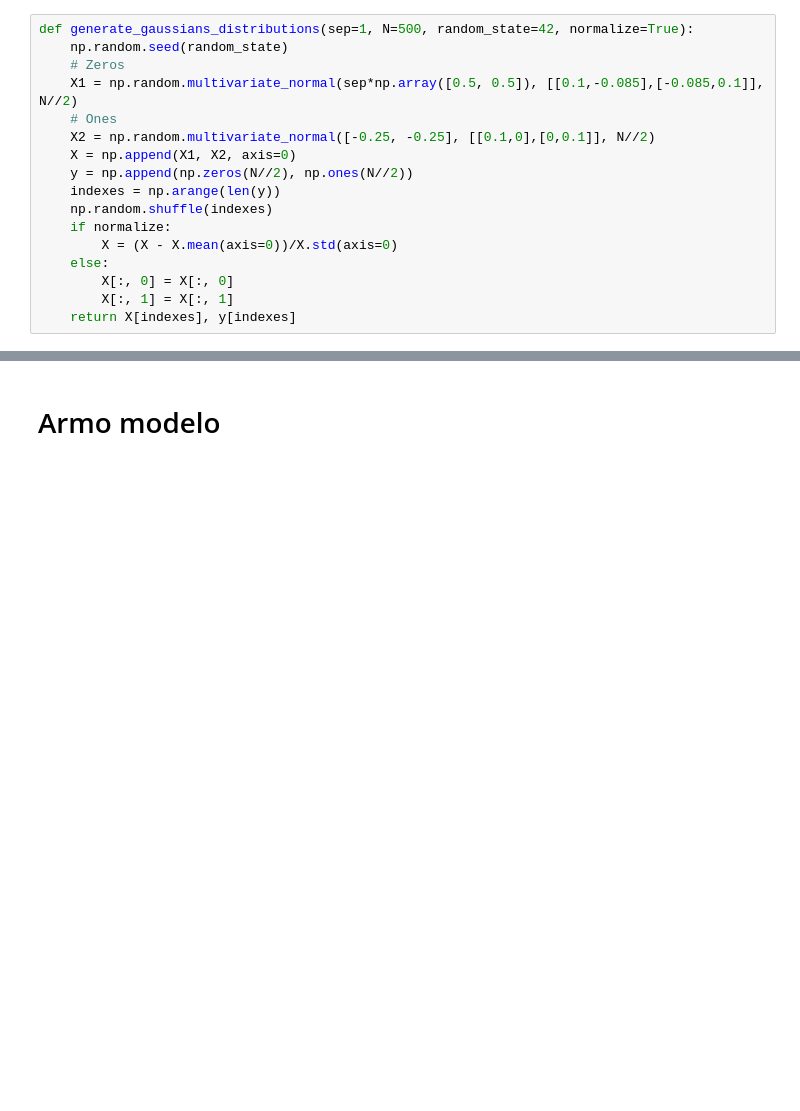
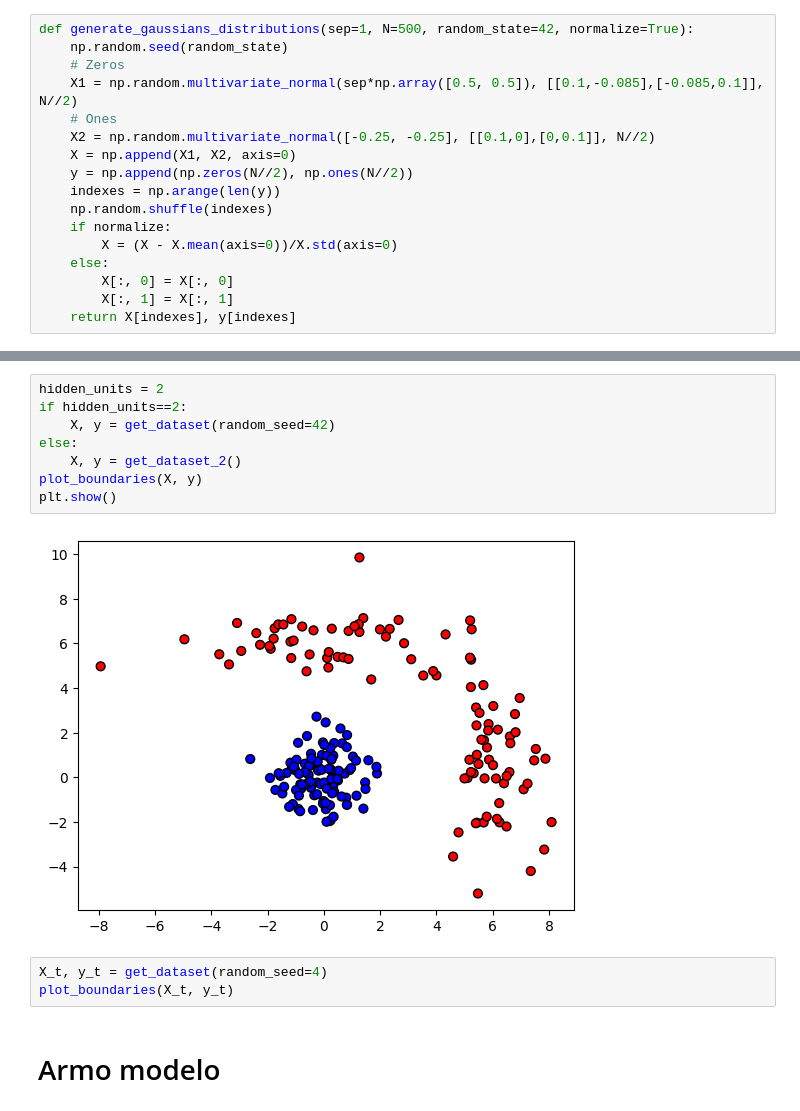
Before and after one commit to lab-ml-itba/regresion-logistica-Keras, a Jupyter notebook: 01-Simple-LR.ipynb, the cells around one changed output, grey strips where cells are left out. Saved outputs shown, nothing was run; the diff lists cells and outputs as text; blank space fills up the shorter version.

```diff
--- a/01-Simple-LR.ipynb
+++ b/01-Simple-LR.ipynb
@@ -59,3 +72,16 @@ plot_boundaries(X,y)
+# %%
+hidden_units = 2
+if hidden_units==2:
+    X, y = get_dataset(random_seed=42)
+else:
+    X, y = get_dataset_2()
+plot_boundaries(X, y)
+plt.show()
+# %% [output]
+[figure, added]
+# %%
+X_t, y_t = get_dataset(random_seed=4)
+plot_boundaries(X_t, y_t)
 # %% [markdown]
 # Armo modelo
 # %%
```
Also changed, not shown: parts of 26 cells of this notebook, 6 other files.
